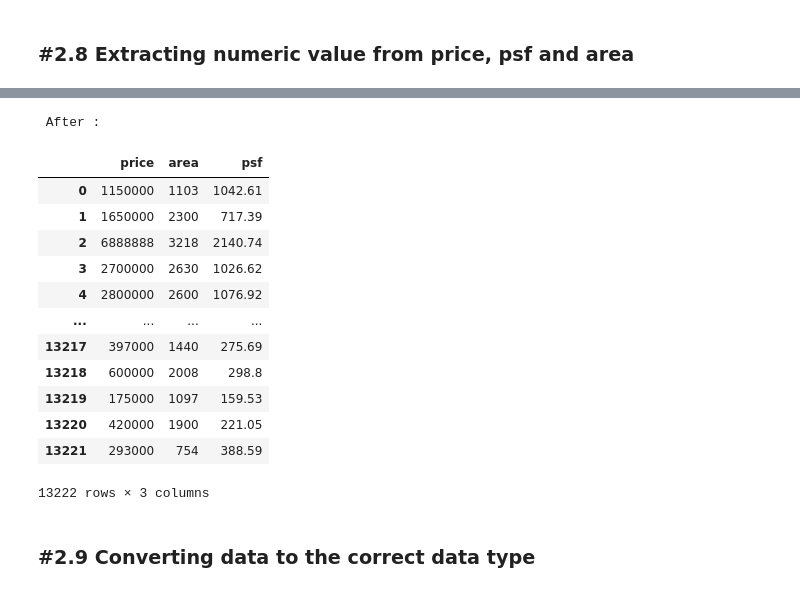
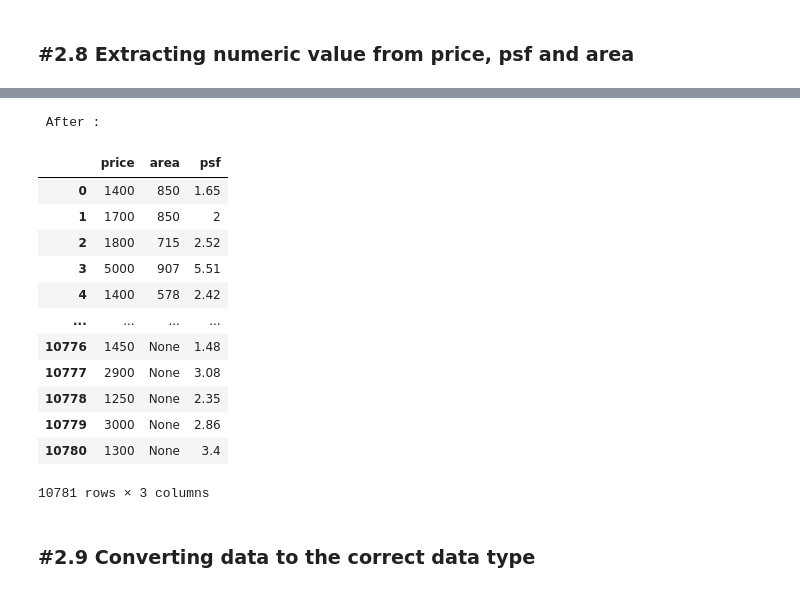
Before and after one commit to elz-ming/Propertly, a Jupyter notebook: JupyterNotebook/Propertly Main.ipynb, the cells around one changed output, grey strips where cells are left out. Cells and saved outputs as stored; diff of their text form; code cells hidden in the pictures.

```diff
--- a/JupyterNotebook/Propertly Main.ipynb
+++ b/JupyterNotebook/Propertly Main.ipynb
@@ -16,7 +16,7 @@ import matplotlib.pyplot as plt
 import seaborn as sns
 sns.set_style('darkgrid')
 # %%
-df_init = pd.read_csv('./data/iProperty_to_be_cleaned.csv')
+df_init = pd.read_csv('./data/iProperty_rent_to_be_cleaned.csv')
 # %% [markdown]
 ## #1a Exploratory Data Analysis
 # %%
@@ -269,6 +269,6 @@ df_cleaned[(df_cleaned['bedroom'] == 'Studio') | (df_cleaned['details'] == 'Stud
 # %%
 for x in df_cleaned.index:
-    if df_cleaned.loc[x,'bedroom'] == 'Studio':
+    if 'Studio' in df_cleaned.loc[x,'bedroom']:
         df_cleaned.loc[x,'details'] = 'Studio'
         df_cleaned.loc[x,'bedroom'] = '1'
 print("\033[1m", 'After :', "\033[0m")
@@ -405,31 +402,35 @@ df_cleaned[['price','area','psf']]
 # %%
 for x in df_cleaned.index:
     df_cleaned.loc[x,'price'] = re.sub(r'\,','',df_cleaned.loc[x,'price'])
     df_cleaned.loc[x,'price'] = re.findall('\d+',df_cleaned.loc[x,'price'])[0]
 
-    df_cleaned.loc[x,'area'] = re.sub(r'\,','',df_cleaned.loc[x,'area'])
-    df_cleaned.loc[x,'area'] = re.findall('\d+',df_cleaned.loc[x,'area'])[0]
-
     df_cleaned.loc[x,'psf'] = re.sub(r'\,','',df_cleaned.loc[x,'psf'])
     df_cleaned.loc[x,'psf'] = re.findall('\d+.?\d*',df_cleaned.loc[x,'psf'])[0]
 
+    try:
+        df_cleaned.loc[x,'area'] = re.sub(r'\,','',df_cleaned.loc[x,'area'])
+        df_cleaned.loc[x,'area'] = re.findall('\d+',df_cleaned.loc[x,'area'])[0]
+    except:
+        continue
+
+
 print("\033[1m", 'After :', "\033[0m")
 df_cleaned[['price','area','psf']]
 # %% [output]
  After :
 |  | price | area | psf |
-| 0 | 1150000 | 1103 | 1042.61 |
-| 1 | 1650000 | 2300 | 717.39 |
-| 2 | 6888888 | 3218 | 2140.74 |
-| 3 | 2700000 | 2630 | 1026.62 |
-| 4 | 2800000 | 2600 | 1076.92 |
+| 0 | 1400 | 850 | 1.65 |
+| 1 | 1700 | 850 | 2 |
+| 2 | 1800 | 715 | 2.52 |
+| 3 | 5000 | 907 | 5.51 |
+| 4 | 1400 | 578 | 2.42 |
 | ... | ... | ... | ... |
-| 13217 | 397000 | 1440 | 275.69 |
-| 13218 | 600000 | 2008 | 298.8 |
-| 13219 | 175000 | 1097 | 159.53 |
-| 13220 | 420000 | 1900 | 221.05 |
-| 13221 | 293000 | 754 | 388.59 |
+| 10776 | 1450 | None | 1.48 |
+| 10777 | 2900 | None | 3.08 |
+| 10778 | 1250 | None | 2.35 |
+| 10779 | 3000 | None | 2.86 |
+| 10780 | 1300 | None | 3.4 |
-13222 rows × 3 columns
+10781 rows × 3 columns
 # %% [markdown]
 ### #2.9 Converting data to the correct data type
 # %%
```
Also changed, not shown: parts of 31 cells of this notebook, 6 other files.
